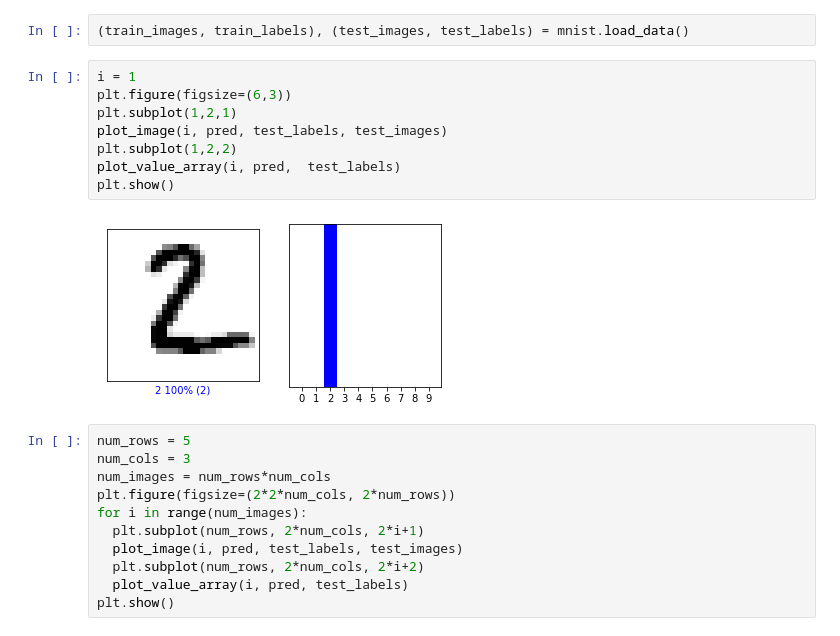
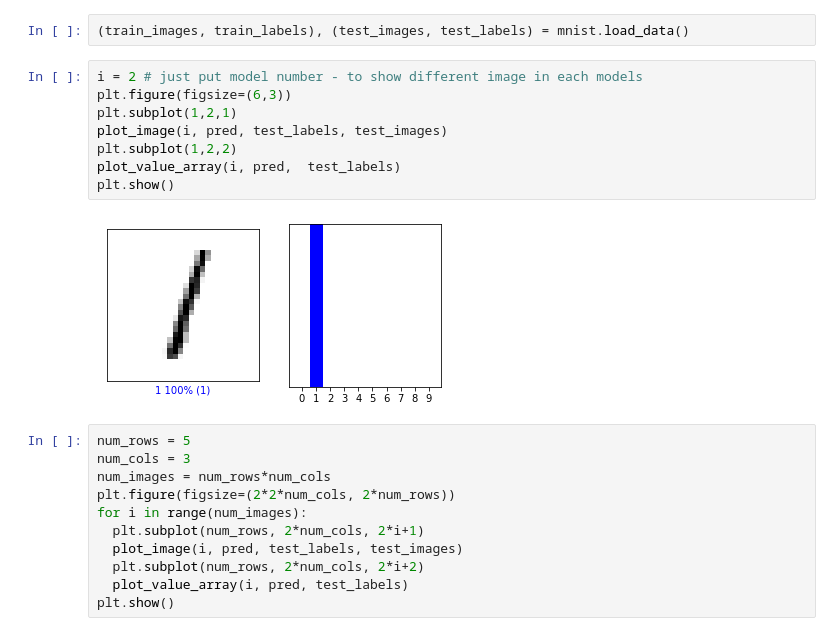
Before and after one commit to syt06162/Study-Algorithm-tensorflow-basic, a Jupyter notebook: model_number_2.ipynb, the cells around one changed output. Saved outputs shown, nothing was run; the diff lists cells and outputs as text.

```diff
--- a/model_number_2.ipynb
+++ b/model_number_2.ipynb
@@ -187,15 +187,15 @@ def plot_value_array(i, predictions_array, true_label):
 # %%
 (train_images, train_labels), (test_images, test_labels) = mnist.load_data()
 # %%
-i = 1
+i = 2 # just put model number - to show different image in each models
 plt.figure(figsize=(6,3))
 plt.subplot(1,2,1)
 plot_image(i, pred, test_labels, test_images)
 plt.subplot(1,2,2)
 plot_value_array(i, pred,  test_labels)
 plt.show()
 # %% [output]
-[figure, old version]
+[figure, new version]
 # %%
 num_rows = 5
 num_cols = 3
```
Also changed, not shown: parts of 5 cells of this notebook, 2 other files.
